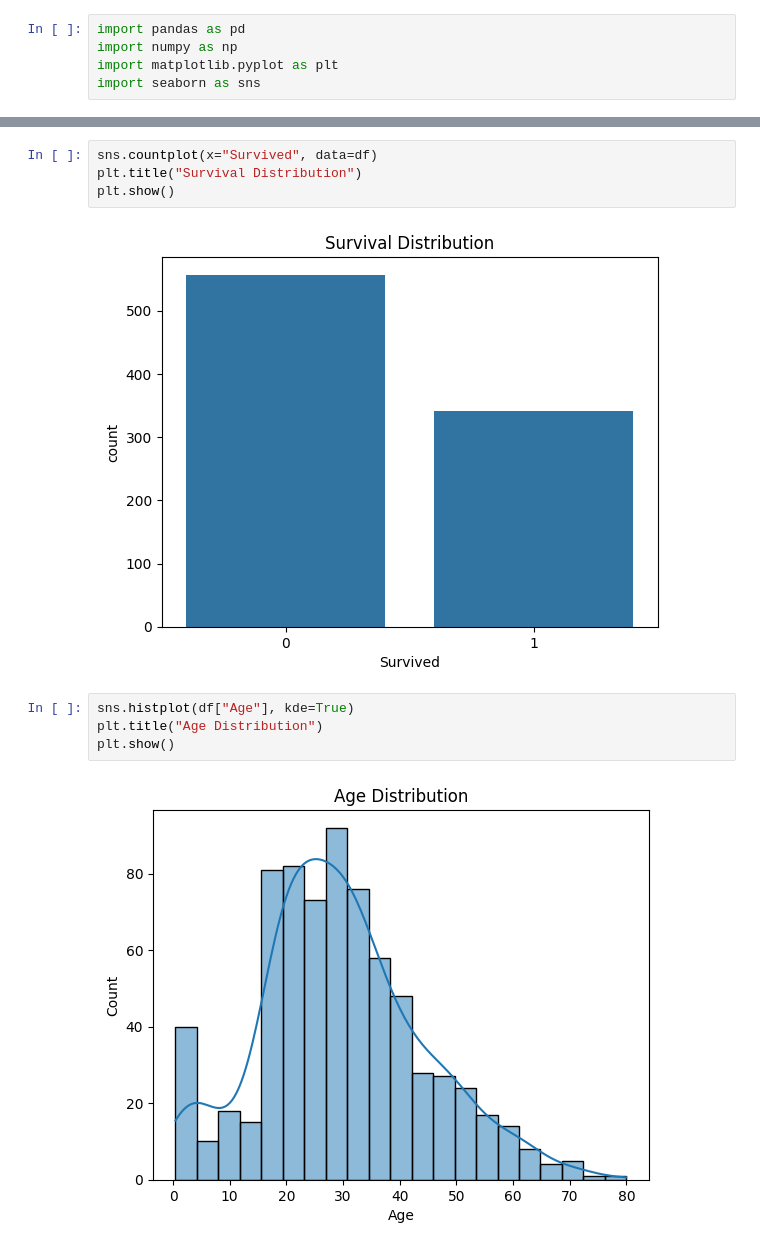
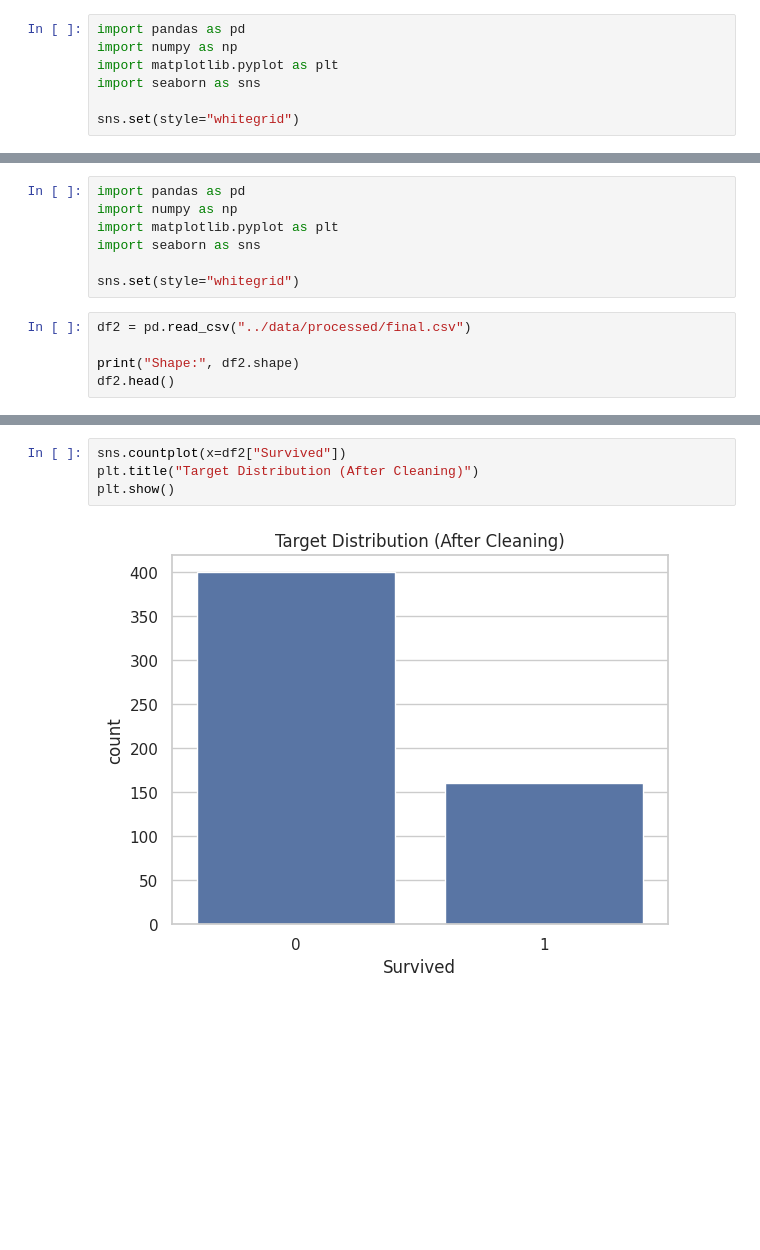
Before and after one commit to akritishestabit/AKRITI-SRIVASTAVA-HESTABIT-SOFTWARE-TRAINEE, a Jupyter notebook: WEEK 6/notebooks/EDA.ipynb, the cells around one changed output, grey strips where cells are left out. Saved outputs shown, nothing was run; the diff lists cells and outputs as text; blank space fills up the shorter version.

```diff
--- a/WEEK 6/notebooks/EDA.ipynb
+++ b/WEEK 6/notebooks/EDA.ipynb
@@ -3,4 +3,6 @@ import pandas as pd
 import numpy as np
 import matplotlib.pyplot as plt
 import seaborn as sns
+
+sns.set(style="whitegrid")
 # %%
@@ -79,0 +167,12 @@ plt.show()
+# %%
+import pandas as pd
+import numpy as np
+import matplotlib.pyplot as plt
+import seaborn as sns
+
+sns.set(style="whitegrid")
+# %%
+df2 = pd.read_csv("../data/processed/final.csv")
+
+print("Shape:", df2.shape)
+df2.head()
@@ -80,12 +264,6 @@ plt.show()
 # %%
-sns.countplot(x="Survived", data=df)
-plt.title("Survival Distribution")
+sns.countplot(x=df2["Survived"])
+plt.title("Target Distribution (After Cleaning)")
 plt.show()
 # %% [output]
-[figure, old version]
+[figure, new version]
-# %%
-sns.histplot(df["Age"], kde=True)
-plt.title("Age Distribution")
-plt.show()
-# %% [output]
-[figure, removed]
```
Also changed, not shown: parts of 26 cells of this notebook, 36 other files.
